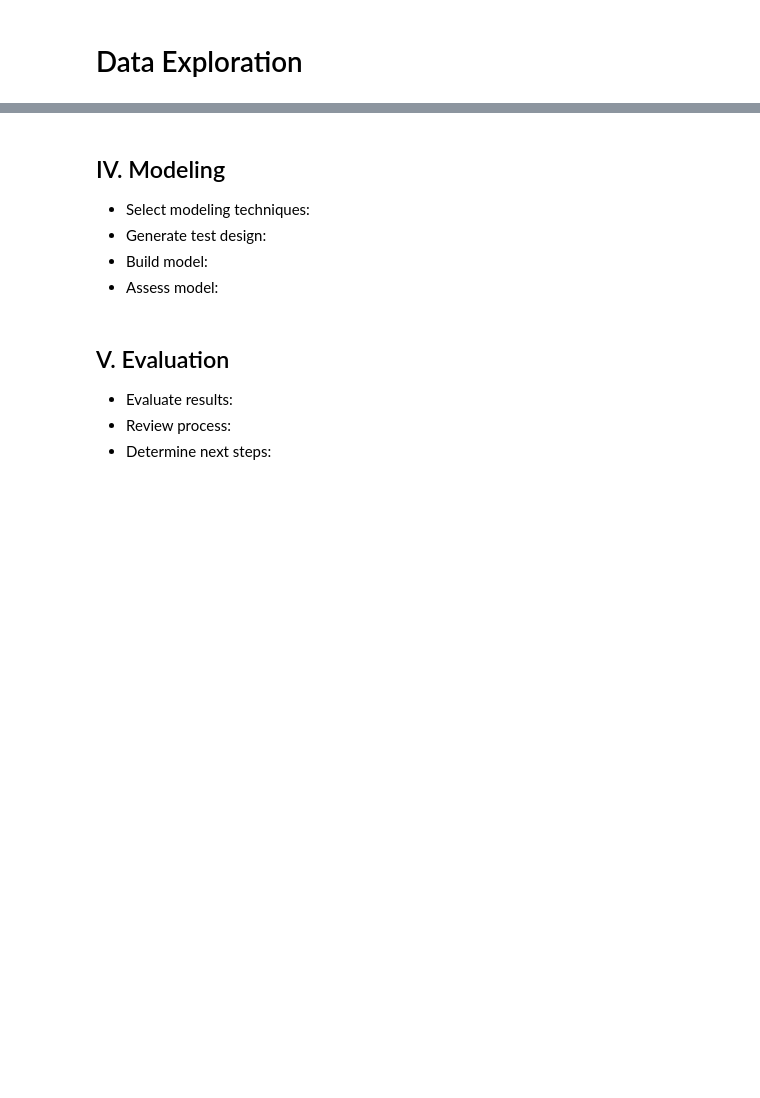
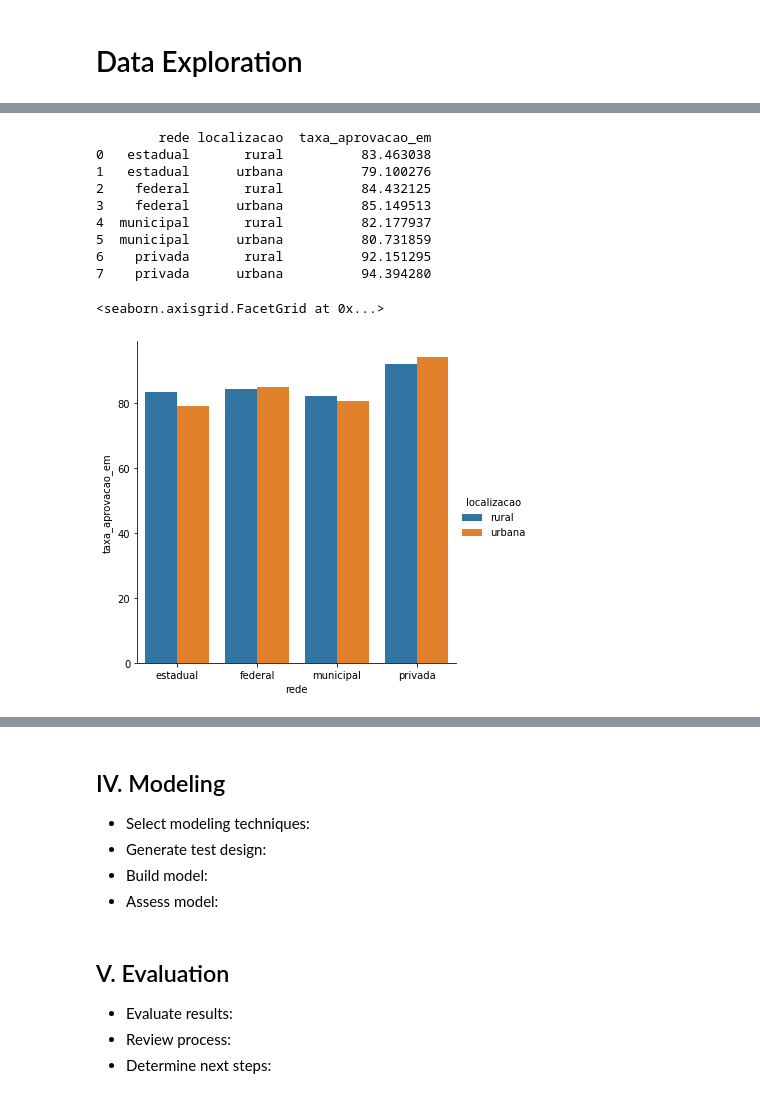
Before and after one commit to maisafraiz/projeto-amd, a Jupyter notebook: project.ipynb, the cells around one changed output, grey strips where cells are left out. Cells and saved outputs as stored; diff of their text form; code cells hidden in the pictures; blank space fills up the shorter version.

```diff
--- a/project.ipynb
+++ b/project.ipynb
@@ -360,0 +420,22 @@ Name: afd_em_grupo_1, Length: 350586, dtype: float64
+# %%
+media_aprovacao = df_escola_em[['taxa_aprovacao_em', 'rede', 'localizacao']].groupby(['rede', 'localizacao'], as_index=False).mean()
+print(media_aprovacao)
+sns.catplot(
+    x = 'rede',
+    y = 'taxa_aprovacao_em',
+    hue = 'localizacao',
+    kind = 'bar',
+    data = media_aprovacao
+)
+# %% [output]
+        rede localizacao  taxa_aprovacao_em
+0   estadual       rural          83.463038
+1   estadual      urbana          79.100276
+2    federal       rural          84.432125
+3    federal      urbana          85.149513
+4  municipal       rural          82.177937
+5  municipal      urbana          80.731859
+6    privada       rural          92.151295
+7    privada      urbana          94.394280
+<seaborn.axisgrid.FacetGrid at 0x...>
+[figure, added]
```
Also changed, not shown: parts of 15 cells of this notebook.
